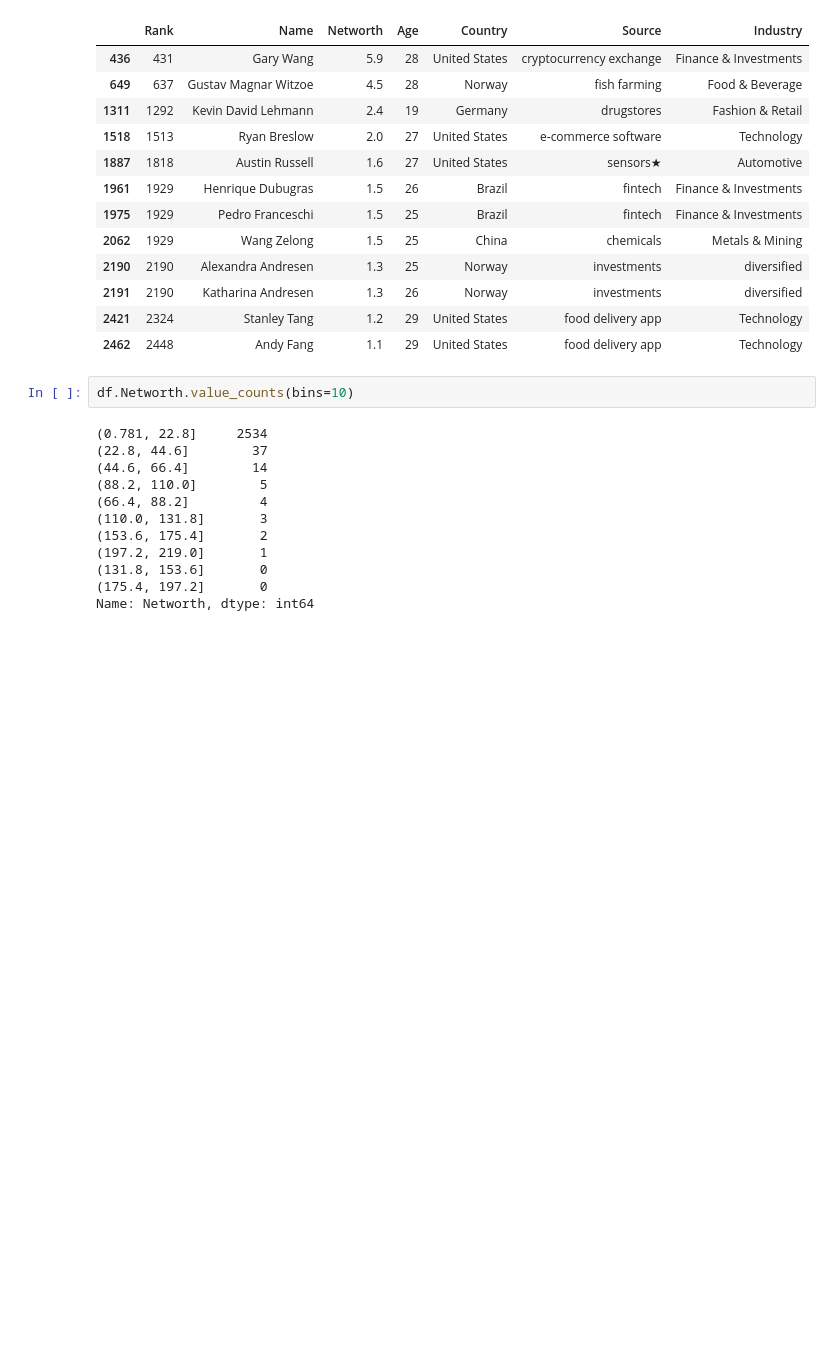
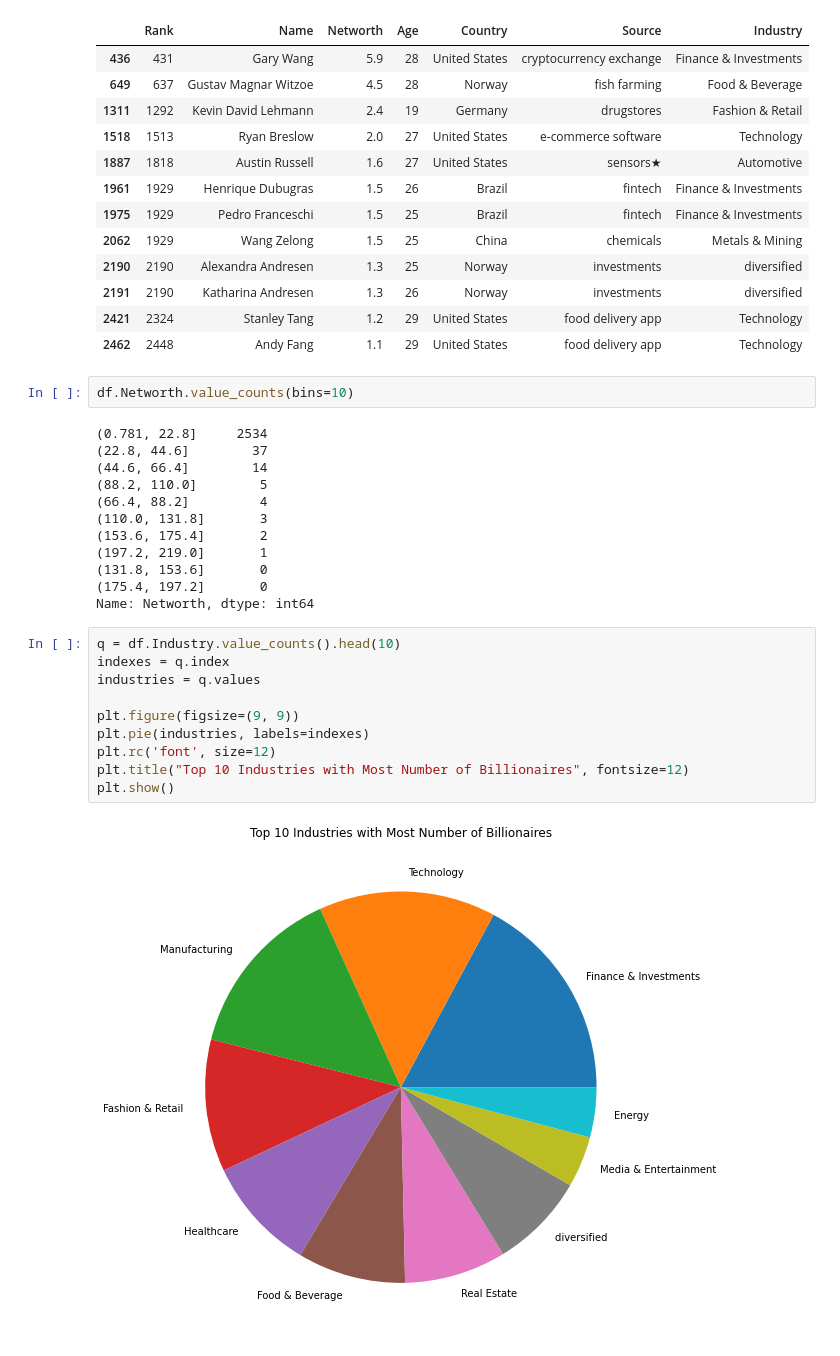
Before and after one commit to chandanabrdwj/100DaysOfML, a Jupyter notebook: forbes-billionaire-data.ipynb, the cells around one changed output. Drawn from its saved outputs; the diff is of its cells as text; blank space fills up the shorter version.

Commit message:
Kaggle Notebook | Forbes Billionaire Data Analysis | Version 3

```diff
--- a/forbes-billionaire-data.ipynb
+++ b/forbes-billionaire-data.ipynb
@@ -118,3 +132,15 @@ df.Networth.value_counts(bins=10)
 (131.8, 153.6]       0
 (175.4, 197.2]       0
 Name: Networth, dtype: int64
+# %%
+q = df.Industry.value_counts().head(10)
+indexes = q.index
+industries = q.values
+
+plt.figure(figsize=(9, 9))
+plt.pie(industries, labels=indexes)
+plt.rc('font', size=12)
+plt.title("Top 10 Industries with Most Number of Billionaires", fontsize=12)
+plt.show()
+# %% [output]
+[figure, added]
```
Also changed, not shown: parts of 5 cells of this notebook.
